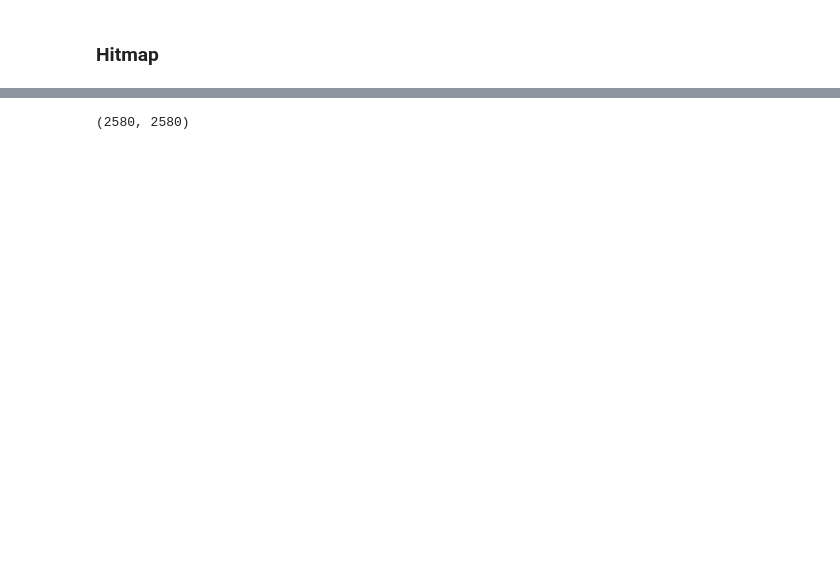
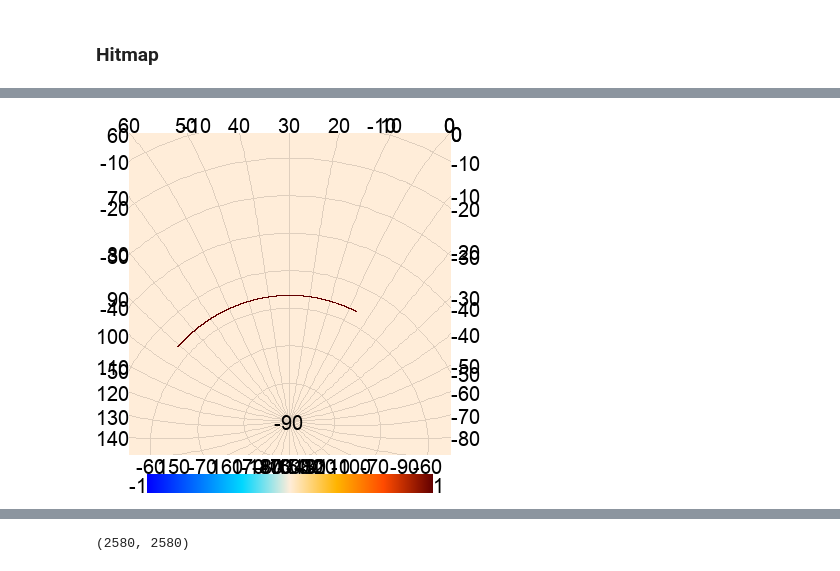
Before and after one commit to julientang/M2-internship, a Jupyter notebook: notebook/pointing_wcs.ipynb, the cells around one changed output, grey strips where cells are left out. Cells and saved outputs as stored; diff of their text form; code cells hidden in the pictures; blank space fills up the shorter version.

```diff
--- a/notebook/pointing_wcs.ipynb
+++ b/notebook/pointing_wcs.ipynb
@@ -213 +274,5 @@ pix_wcsarr = ob.detdata['pixels_wcs']
+# %%
+eshow(hitmap1,**keys)
+# %% [output]
+[figure, added]
 # %%
```
Also changed, not shown: parts of 31 cells of this notebook, 2 other files.
